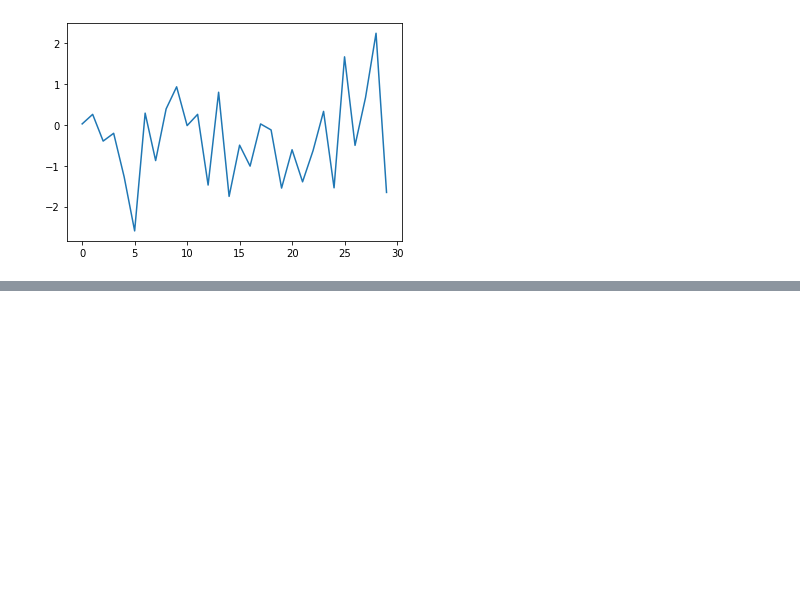
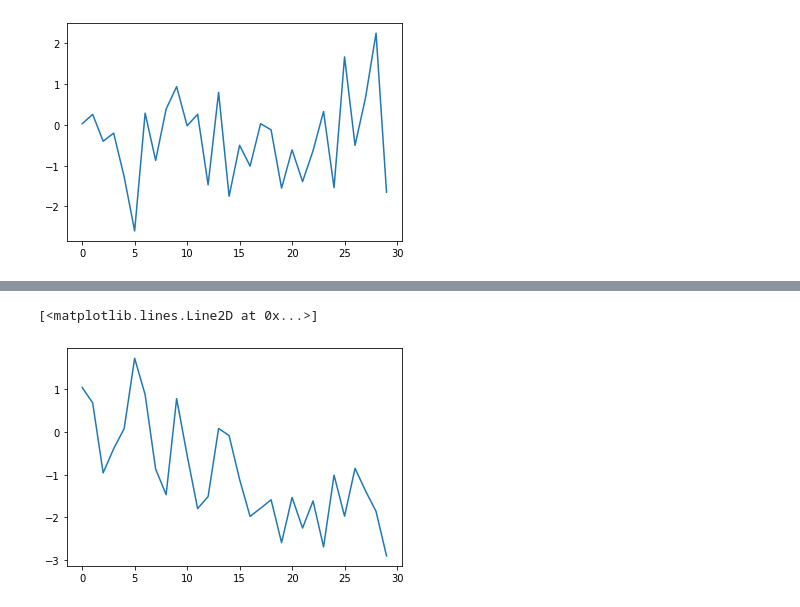
Before and after one commit to shiunru/M10821053, a Jupyter notebook: montecarlo.ipynb, the cells around one changed output, grey strips where cells are left out. Cells and saved outputs as stored; diff of their text form; code cells hidden in the pictures; blank space fills up the shorter version.

```diff
--- a/montecarlo.ipynb
+++ b/montecarlo.ipynb
@@ -120,0 +41,10 @@ plt.plot(d)
+# %%
+CCP_DT
+d = [ 1.045,  0.686, -0.957, -0.391,  0.081,  1.732,  0.876, -0.868,
+        -1.468,  0.784, -0.543, -1.795, -1.512,  0.085, -0.082, -1.112,
+        -1.978, -1.787, -1.588, -2.594, -1.533, -2.251, -1.616, -2.693,
+        -1.011, -1.973, -0.851, -1.379, -1.862, -2.905]
+plt.plot(d)
+# %% [output]
+[<matplotlib.lines.Line2D at 0x...>]
+[figure, added]
```
Also changed, not shown: parts of 16 cells of this notebook, 2 other files.
